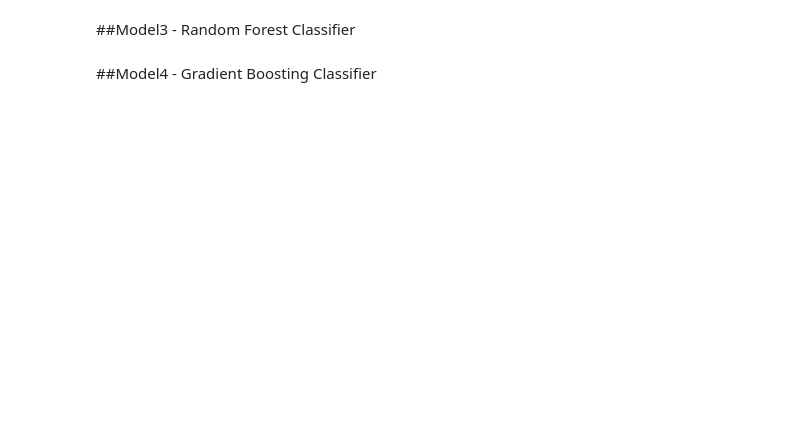
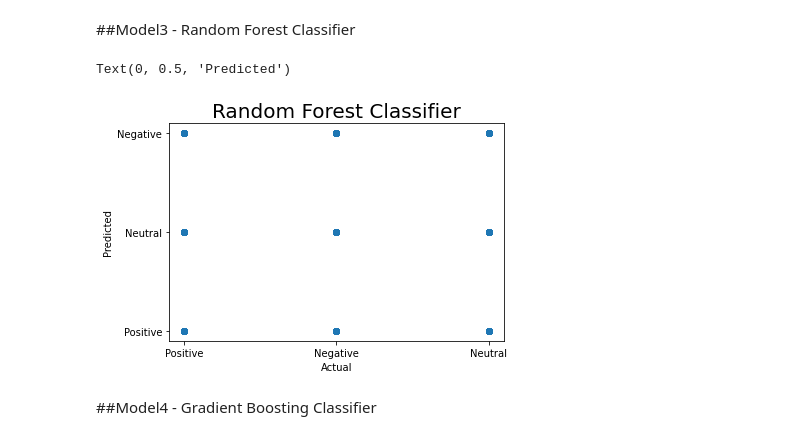
Before and after one commit to varsha-rani-15/Coronavirus-Tweet-Sentiment-Analysis, a Jupyter notebook: Coronavirus_Tweet_Sentiment_Analysis_Capstone_Project.ipynb, the cells around one changed output. Saved outputs shown, nothing was run; the diff lists cells and outputs as text; code cells hidden in the pictures; blank space fills up the shorter version.

```diff
--- a/Coronavirus_Tweet_Sentiment_Analysis_Capstone_Project.ipynb
+++ b/Coronavirus_Tweet_Sentiment_Analysis_Capstone_Project.ipynb
@@ -476,6 +508,15 @@ model3 = Pipeline([('vectorizer', tvec), ('classifier', RFC)])
 model3.fit(x_train, y_train)
 
 y_pred_RFC = model3.predict(x_test)
+# %%
+# scatter plot of Random Forest Classifier
+plt.scatter(y_test, y_pred_RFC)
+plt.title('Random Forest Classifier', fontsize=20)
+plt.xlabel('Actual')
+plt.ylabel('Predicted')
+# %% [output]
+Text(0, 0.5, 'Predicted')
+[figure, added]
 # %% [markdown]
 ##Model4 - Gradient Boosting Classifier
 # %%
```
Also changed, not shown: parts of 15 cells of this notebook.
